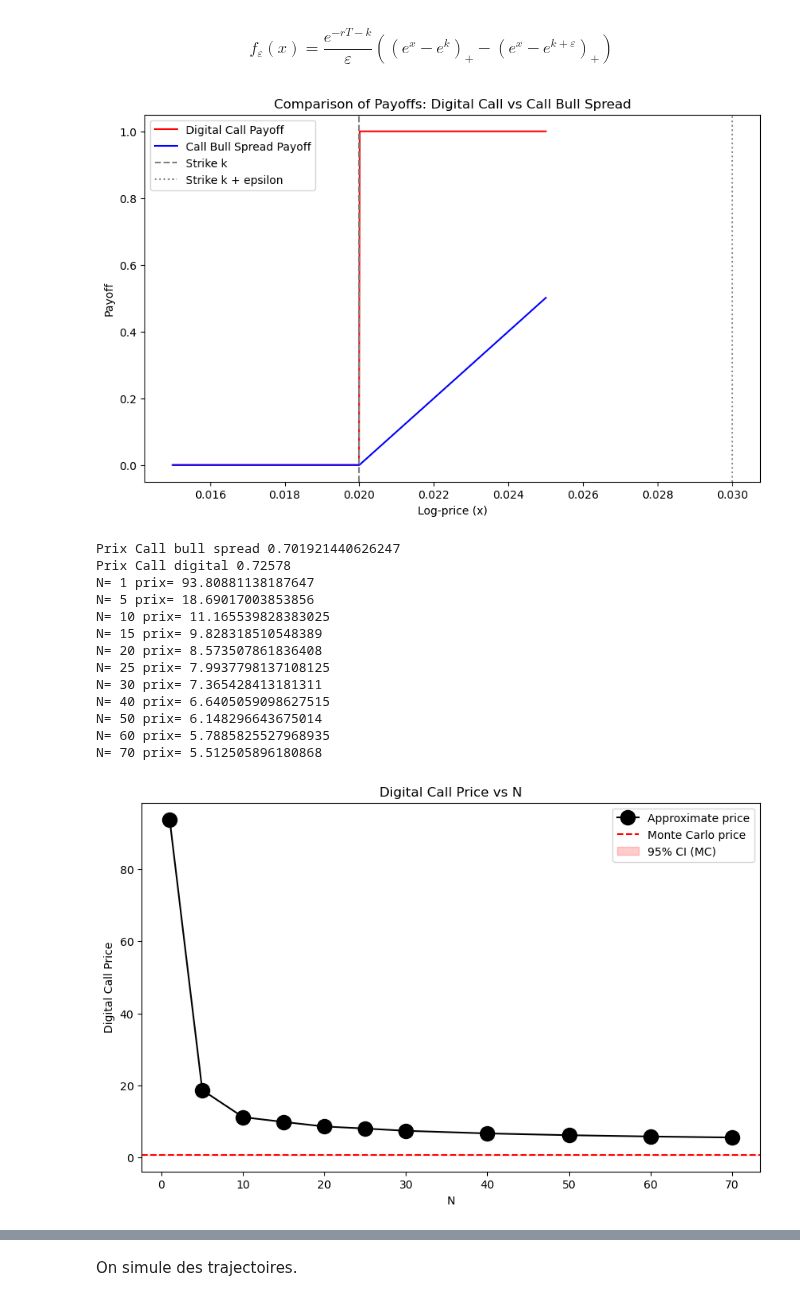
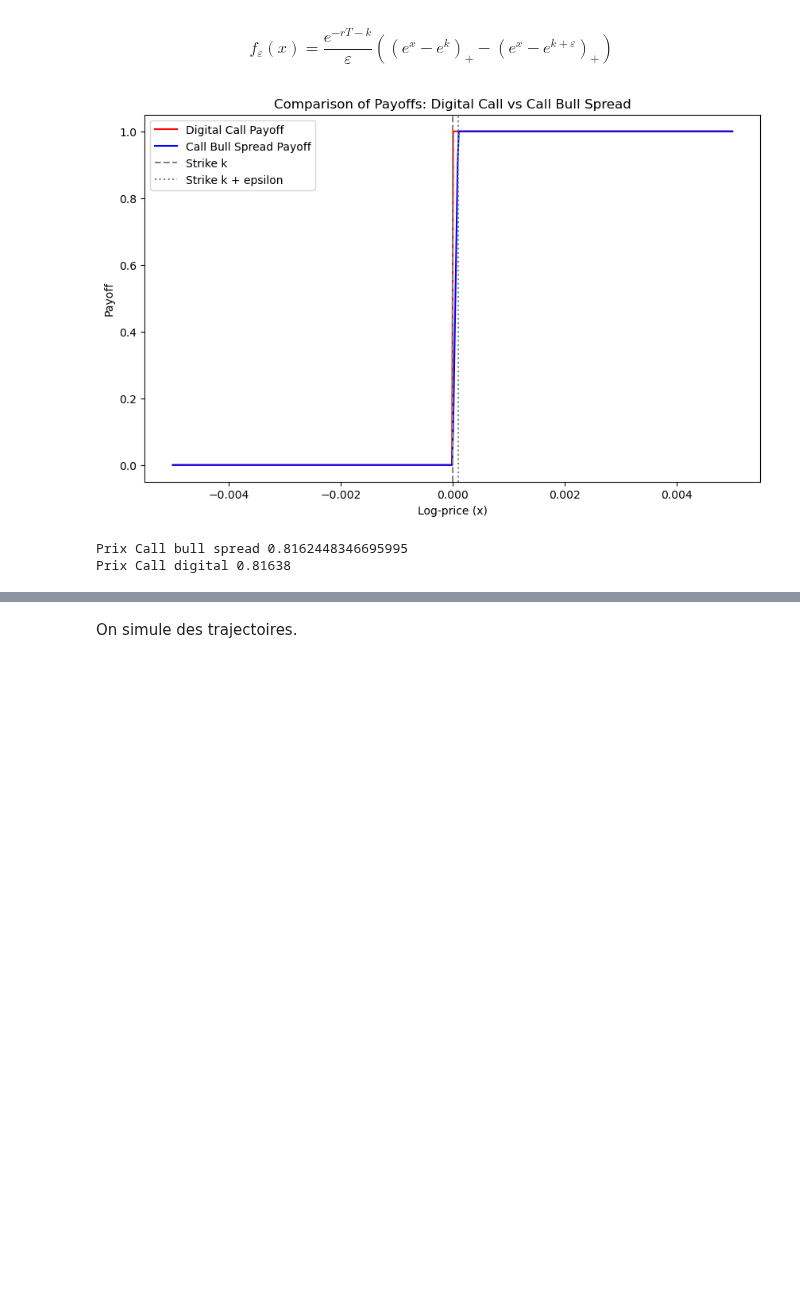
Before and after one commit to maxence2508/stage-cermics, a Jupyter notebook: jacobi.ipynb, the cells around one changed output, grey strips where cells are left out. Drawn from its saved outputs; the diff is of its cells as text; code cells hidden in the pictures; blank space fills up the shorter version.

```diff
--- a/jacobi.ipynb
+++ b/jacobi.ipynb
@@ -33,10 +33,10 @@ class JacobiPricing:
         dt = T / n_T
         sqrt_dt = np.sqrt(dt)
 
-        # Initialize path array: shape (n_paths, n_T + 1, 2)
+        # Initialize path
         paths = np.zeros((n_paths, n_T + 1, 2))
-        paths[:, 0, 0] = V0  # Initial variance
-        paths[:, 0, 1] = X0  # Initial log-price
+        paths[:, 0, 0] = V0
+        paths[:, 0, 1] = X0
 
         # Generate random normal variables: Z[:, :, 0] for dW1, Z[:, :, 1] for dW2
         Z = np.random.randn(n_paths, n_T, 2)
@@ -108,9 +108,9 @@ class JacobiPricing:
         mu2 = (k+eps-self.mu_w) / self.sigma_w
         nu2 = self.sigma_w
         I2 = self.I_call(N, mu2, nu2)
-        f[0] = np.exp(-self.r*T+self.mu_w) * I2[0] - np.exp(-self.r*T+k+eps) * norm.cdf(-mu2)
+        f[0] -= np.exp(-self.r*T+self.mu_w) * I2[0] - np.exp(-self.r*T+k+eps) * norm.cdf(-mu2)
         for i in range(1, N+1):
-            f[i] = np.exp(-self.r*T+self.mu_w) * (1/np.sqrt(factorial(i, exact=False))) * self.sigma_w * I2[i-1]
+            f[i] -= np.exp(-self.r*T+self.mu_w) * (1/np.sqrt(factorial(i, exact=False))) * self.sigma_w * I2[i-1]
 
         return f/eps
 
@@ -161,11 +161,8 @@ class JacobiPricing:
         E = np.zeros((M, N+1))
         for i in range(N+1):
             E[h[(0, i)], i] = 1
-        G_exp = expm(T * G)
 
-        l = H_lst @ G_exp @ E
-
-        return l
+        return H_lst @ expm(T * G) @ E
 
     def price_call(self, N, k, T):
         f = self.f_call(N, k, T)
@@ -423,12 +427,12 @@ rho = -0.5
 kappa = 0.5
 theta = 0.04
 delta = 0.
-k = 0.02
+k = 0.0
 T = 1/12
 r = 0.
-eps = 10**(-2)
-sigma_w = sigma
-mu_w = 0.1
+eps = 10**(-4)
+sigma_w = np.sqrt((V0-theta)*(1-np.exp(1-np.exp(-kappa*T)))/kappa + theta*T)
+mu_w = X0 + (r-delta-theta/2)*T + (V0-theta)*(np.exp(-kappa*T)-1)/(2*kappa)
 
 def payoff_digital(x):
     return np.exp(-r*T) * np.where(x > k, 1.0, 0.0)
@@ -447,67 +451,33 @@ payoff_bull = payoff_call_bull_spread(x_vals)
 plt.figure(figsize=(10, 6))
 plt.plot(x_vals, payoff_dig, label='Digital Call Payoff', color='red')
 plt.plot(x_vals, payoff_bull, label='Call Bull Spread Payoff', color='blue')
 plt.axvline(x=k, color='gray', linestyle='--', label='Strike k')
 plt.axvline(x=k+eps, color='gray', linestyle=':', label='Strike k + epsilon')
 
 plt.title('Comparison of Payoffs: Digital Call vs Call Bull Spread')
 plt.xlabel('Log-price (x)')
 plt.ylabel('Payoff')
 plt.legend()
 plt.show()
 
 # Model
 model = JacobiPricing(V0, X0, v_min, v_max, sigma, rho, kappa, theta, delta, mu_w, sigma_w, r)
 
 # Monte Carlo simulation
 n_paths = 10**5
 paths = model.simulate_paths(V0, X0, 10**2, T, n_paths)
 digital_price_mc, digital_std_mc = model.monte_carlo(V0, X0, paths, payoff_digital)
 
 # Monte Carlo pour le call bull spread
 call_bull_spread_price_mc, call_bull_spread_std_mc = model.monte_carlo(V0, X0, paths, payoff_call_bull_spread)
 print("Prix Call bull spread", call_bull_spread_price_mc)
 print("Prix Call digital", digital_price_mc)
 
 # Confidence interval
 std_error = digital_std_mc / np.sqrt(n_paths)
 ci_low = digital_price_mc - 1.96 * std_error
 ci_high = digital_price_mc + 1.96 * std_error
-
-# Price approximation for various N
-Ns = [1, 5, 10, 15, 20, 25, 30, 40, 50, 60, 70]
-digital_prices = []
-for N in Ns:
-    price = model.price_call_bull_spread(N, k, T, eps)
-    digital_prices.append(price)
-    print("N=", N, "prix=", price)
-
-# Plot
-plt.figure(figsize=(10, 6))
-plt.plot(Ns, digital_prices, marker='o', markersize=13, linestyle='-', color='black', label='Approximate price')
-
-# Monte Carlo reference line and 95% confidence interval
-plt.axhline(y=digital_price_mc, color='red', linestyle='--', label='Monte Carlo price')
-plt.axhspan(ci_low, ci_high, xmin=0, xmax=1, color='red', alpha=0.2, label='95% CI (MC)')
-
-plt.xlabel("N")
-plt.ylabel("Digital Call Price")
-plt.title("Digital Call Price vs N")
-plt.legend()
-plt.show()
 # %% [output]
-[figure, old version]
+[figure, new version]
-Prix Call bull spread 0.701921440626247
-Prix Call digital 0.72578
-N= 1 prix= 93.80881138187647
-N= 5 prix= 18.69017003853856
-N= 10 prix= 11.165539828383025
-N= 15 prix= 9.828318510548389
-N= 20 prix= 8.573507861836408
-N= 25 prix= 7.9937798137108125
-N= 30 prix= 7.365428413181311
-N= 40 prix= 6.6405059098627515
-N= 50 prix= 6.148296643675014
-N= 60 prix= 5.7885825527968935
-N= 70 prix= 5.512505896180868
+Prix Call bull spread 0.8162448346695995
+Prix Call digital 0.81638
-[figure, removed]
```
Also changed, not shown: parts of 7 cells of this notebook, 1 other file.
